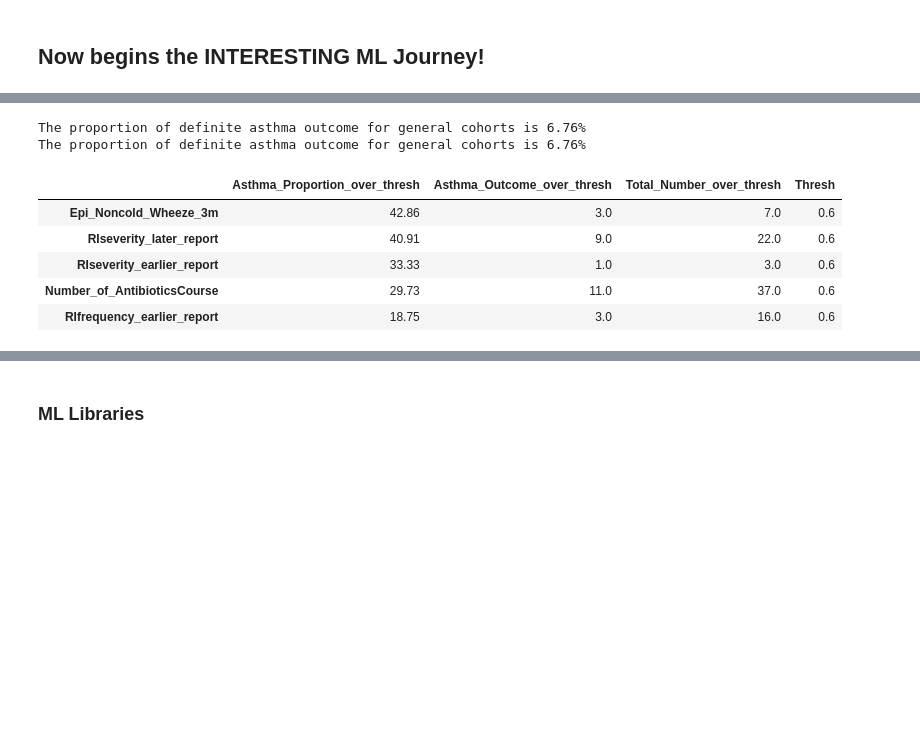
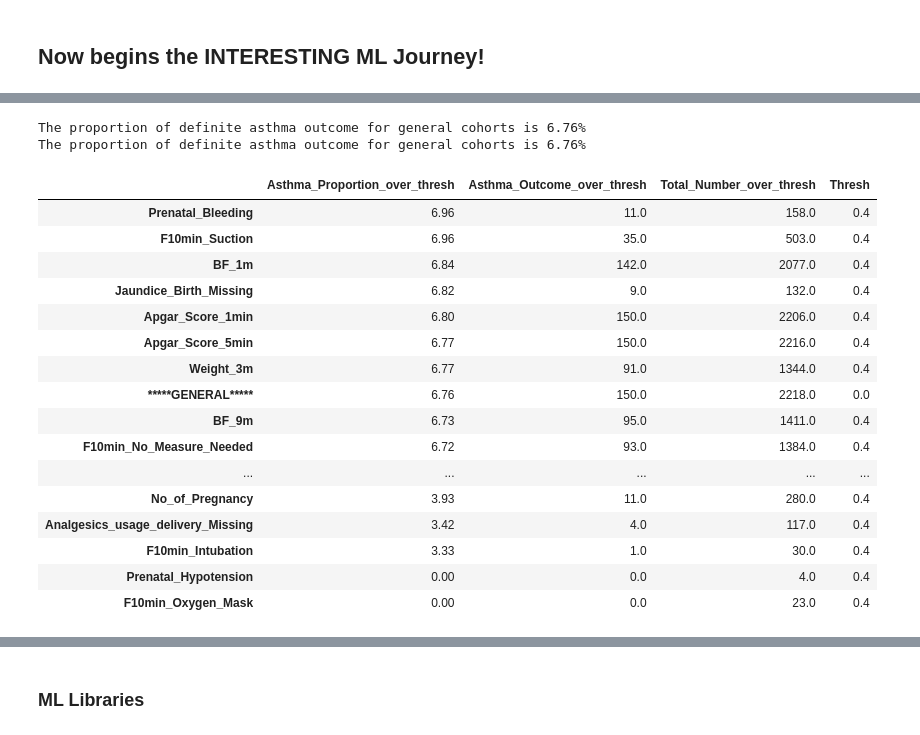
Before and after one commit to PingHe-Stan/Sickkids_ML, a Jupyter notebook: notebooks/CHILD_ml_pipeline.ipynb, the cells around one changed output, grey strips where cells are left out. Saved outputs shown, nothing was run; the diff lists cells and outputs as text; code cells hidden in the pictures; blank space fills up the shorter version.

```diff
--- a/notebooks/CHILD_ml_pipeline.ipynb
+++ b/notebooks/CHILD_ml_pipeline.ipynb
@@ -90,7 +89,7 @@ y = df_shrunk["y"].copy()
 # %% [markdown]
 ###  Test Run of Transformers
 # %%
-df_for_ml = generate_trainable_dataset(X, y, add_indicator_threshold=30)
+df_for_ml = generate_trainable_dataset(X, y, add_indicator_threshold=100)
 # %% [output]
 The output columns will be: RIfrequency_earlier_report, RIseverity_earlier_report, RIfrequency_later_report, RIseverity_later_report
 ---------------------------------------------------------------------------------------------------
@@ -273,43 +272,54 @@ def view_y_proportions(df, columns_of_interest, thresh=0):
         index=[
             "Asthma_Proportion_over_thresh",
             "Asthma_Outcome_over_thresh",
             "Total_Number_over_thresh",
             "Thresh",
         ],
         columns=columns_of_interest,
     )
 
     general_ser = pd.Series(
         [general_proportion, df[df.y == 1].shape[0], df.shape[0], 0],
-        name="GENERAL",
+        name="*****GENERAL*****",
         index=[
             "Asthma_Proportion_over_thresh",
             "Asthma_Outcome_over_thresh",
             "Total_Number_over_thresh",
             "Thresh",
         ],
     )
 
     return col_y_df.T.append(general_ser).sort_values(
         by="Asthma_Proportion_over_thresh", ascending=False
     )
 
 
-view_y_proportions(df_ml_scaled, df_ml_scaled.columns[:-1], 0.6)[
-    view_y_proportions(df_ml_scaled, df_ml_scaled.columns[:-1], 0.6)[
+view_y_proportions(df_ml_scaled, df_ml_scaled.columns[:-1], 0.4)[
+    view_y_proportions(df_ml_scaled, df_ml_scaled.columns[:-1], 0.4)[
         "Asthma_Proportion_over_thresh"
     ]
-    > 7.0
-][:5]
+    < 7.0
+]
 # %% [output]
 The proportion of definite asthma outcome for general cohorts is 6.76%
 The proportion of definite asthma outcome for general cohorts is 6.76%
 |  | Asthma_Proportion_over_thresh | Asthma_Outcome_over_thresh | Total_Number_over_thresh | Thresh |
-| Epi_Noncold_Wheeze_3m | 42.86 | 3.0 | 7.0 | 0.6 |
-| RIseverity_later_report | 40.91 | 9.0 | 22.0 | 0.6 |
-| RIseverity_earlier_report | 33.33 | 1.0 | 3.0 | 0.6 |
-| Number_of_AntibioticsCourse | 29.73 | 11.0 | 37.0 | 0.6 |
-| RIfrequency_earlier_report | 18.75 | 3.0 | 16.0 | 0.6 |
+| Prenatal_Bleeding | 6.96 | 11.0 | 158.0 | 0.4 |
+| F10min_Suction | 6.96 | 35.0 | 503.0 | 0.4 |
+| BF_1m | 6.84 | 142.0 | 2077.0 | 0.4 |
+| Jaundice_Birth_Missing | 6.82 | 9.0 | 132.0 | 0.4 |
+| Apgar_Score_1min | 6.80 | 150.0 | 2206.0 | 0.4 |
+| Apgar_Score_5min | 6.77 | 150.0 | 2216.0 | 0.4 |
+| Weight_3m | 6.77 | 91.0 | 1344.0 | 0.4 |
+| *****GENERAL***** | 6.76 | 150.0 | 2218.0 | 0.0 |
+| BF_9m | 6.73 | 95.0 | 1411.0 | 0.4 |
+| F10min_No_Measure_Needed | 6.72 | 93.0 | 1384.0 | 0.4 |
+| ... | ... | ... | ... | ... |
+| No_of_Pregnancy | 3.93 | 11.0 | 280.0 | 0.4 |
+| Analgesics_usage_delivery_Missing | 3.42 | 4.0 | 117.0 | 0.4 |
+| F10min_Intubation | 3.33 | 1.0 | 30.0 | 0.4 |
+| Prenatal_Hypotension | 0.00 | 0.0 | 4.0 | 0.4 |
+| F10min_Oxygen_Mask | 0.00 | 0.0 | 23.0 | 0.4 |
 [interactive output not drawn]
 # %% [markdown]
 ### ML Libraries
```
Also changed, not shown: parts of 30 cells of this notebook.
